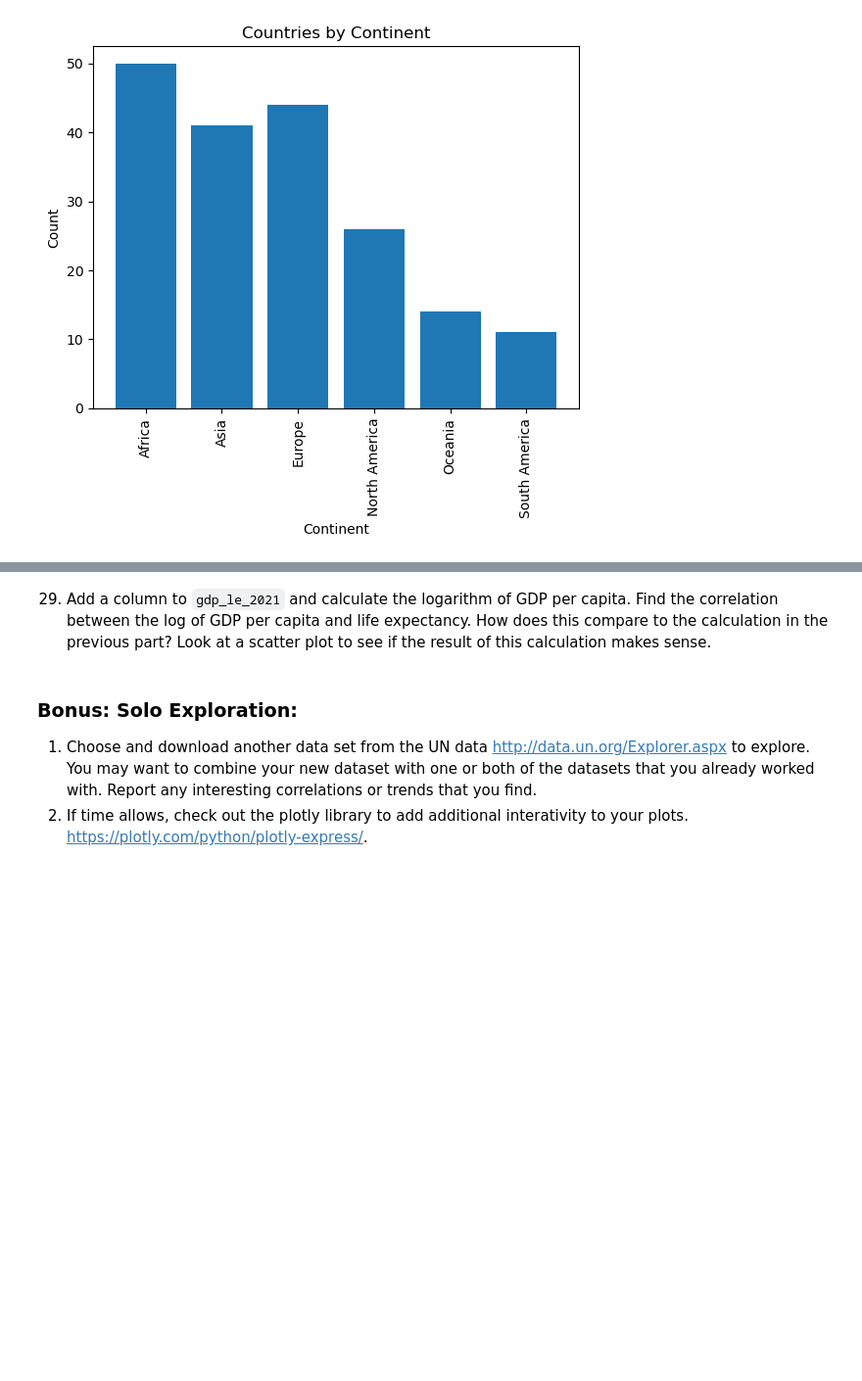
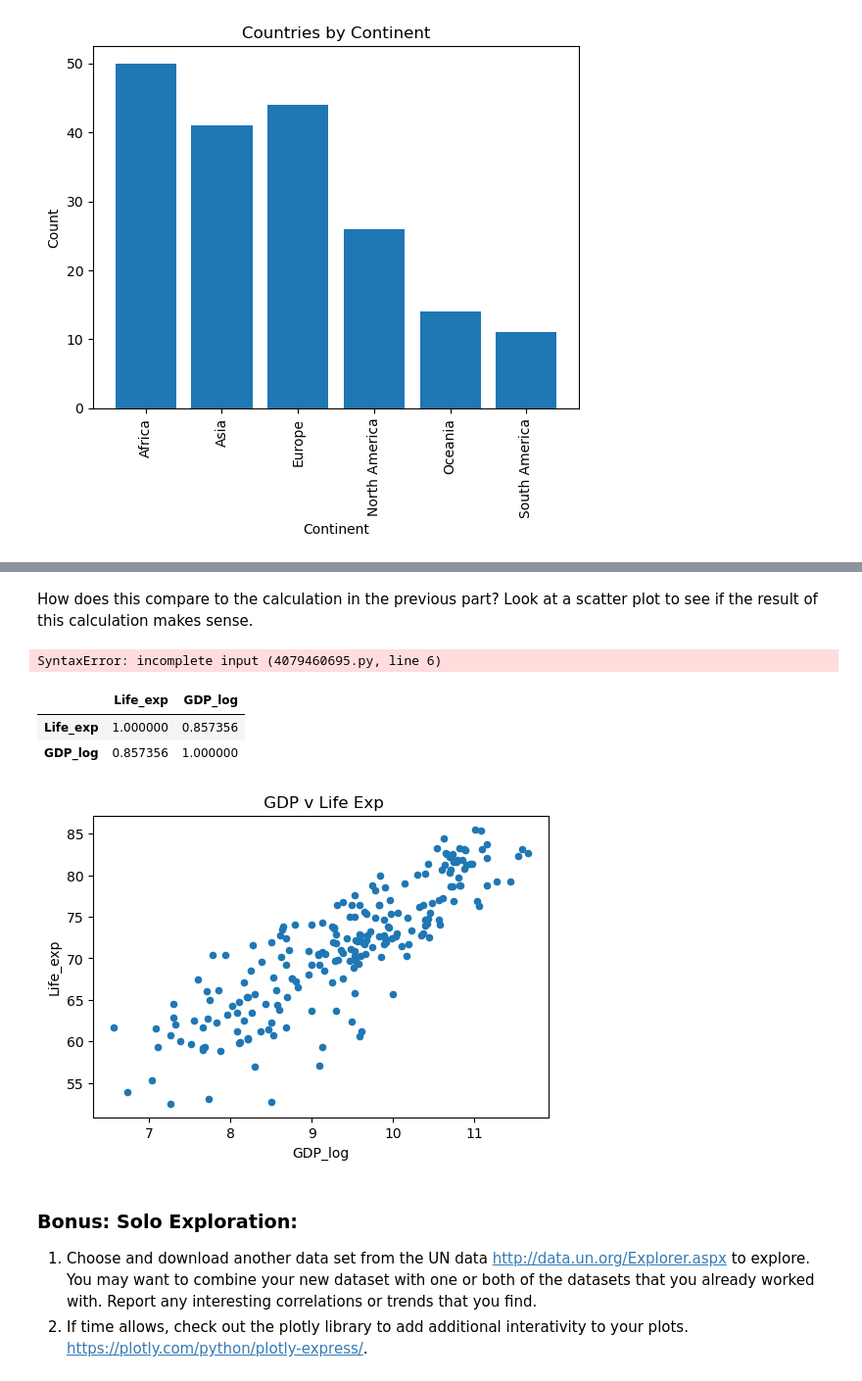
Before and after one commit to nss-data-science-cohort-8/un-exploration-JEFFDAVISJR, a Jupyter notebook: Notebooks/UN_Data_Exploration_Final.ipynb, the cells around one changed output, grey strips where cells are left out. Shown at 98% size. Drawn from its saved outputs; the diff is of its cells as text; code cells hidden in the pictures; blank space fills up the shorter version.

```diff
--- a/Notebooks/UN_Data_Exploration_Final.ipynb
+++ b/Notebooks/UN_Data_Exploration_Final.ipynb
@@ -235,10 +222,24 @@ gdp_le_2021[['Life_exp','GDP']].corr()
 # %% [markdown]
-29. Add a column to `gdp_le_2021` and calculate the logarithm of GDP per capita. Find the correlation between the log of GDP per capita and life expectancy. How does this compare to the calculation in the previous part? Look at a scatter plot to see if the result of this calculation makes sense.
+How does this compare to the calculation in the previous part? Look at a scatter plot to see if the result of this calculation makes sense.
 # %%
+gdp_le_2021 = gdp_le_2021.copy()
 gdp_le_2021['GDP_log'] = np.log(gdp_le_2021['GDP'])
-gdp_le_2021.head()
+corr_coef_log = gdp_le_2021[['Life_exp','GDP_log']].corr().iloc[0,1]
+corr_coef_log
+
+print(f' Converting the GDP to a log scale increased the score to {corr_coef_log:.2f}'
+# %% [output]
+SyntaxError: incomplete input (4079460695.py, line 6)
 # %%
-gdp_le_2021[['Life_exp','GDP_log']].corr()
+# %% [output]
+|  | Life_exp | GDP_log |
+| Life_exp | 1.000000 | 0.857356 |
+| GDP_log | 0.857356 | 1.000000 |
+# %%
+gdp_le_2021.plot(kind = 'scatter', x = 'GDP_log', y = 'Life_exp', figsize = (6,4))
+plt.title(' GDP v Life Exp');
+# %% [output]
+[figure, added]
 # %% [markdown]
 ### Bonus: Solo Exploration:
 1. Choose and download another data set from the UN data [http://data.un.org/Explorer.aspx](http://data.un.org/Explorer.aspx) to explore. You may want to combine your new dataset with one or both of the datasets that you already worked with. Report any interesting correlations or trends that you find.
```
Also changed, not shown: parts of 27 cells of this notebook.
